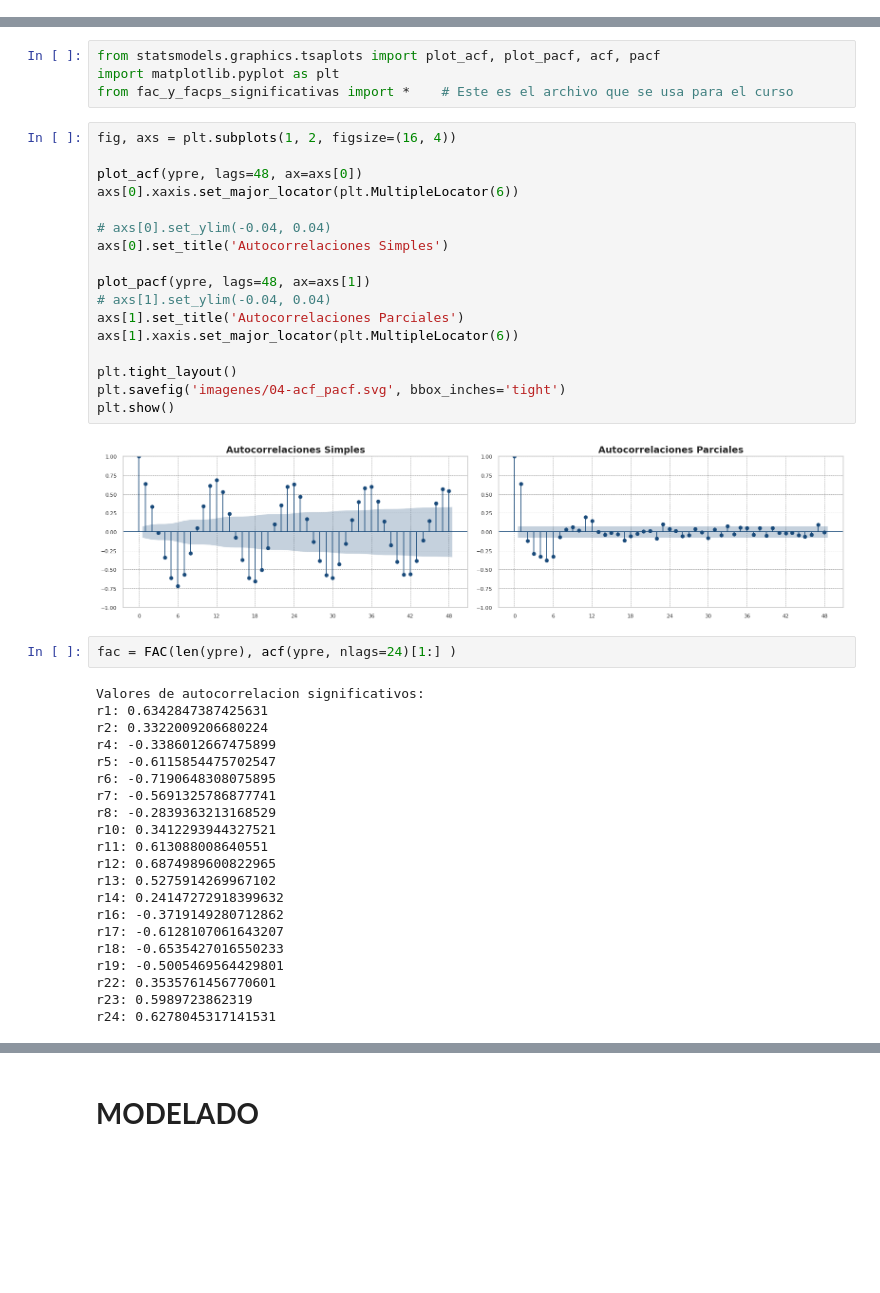
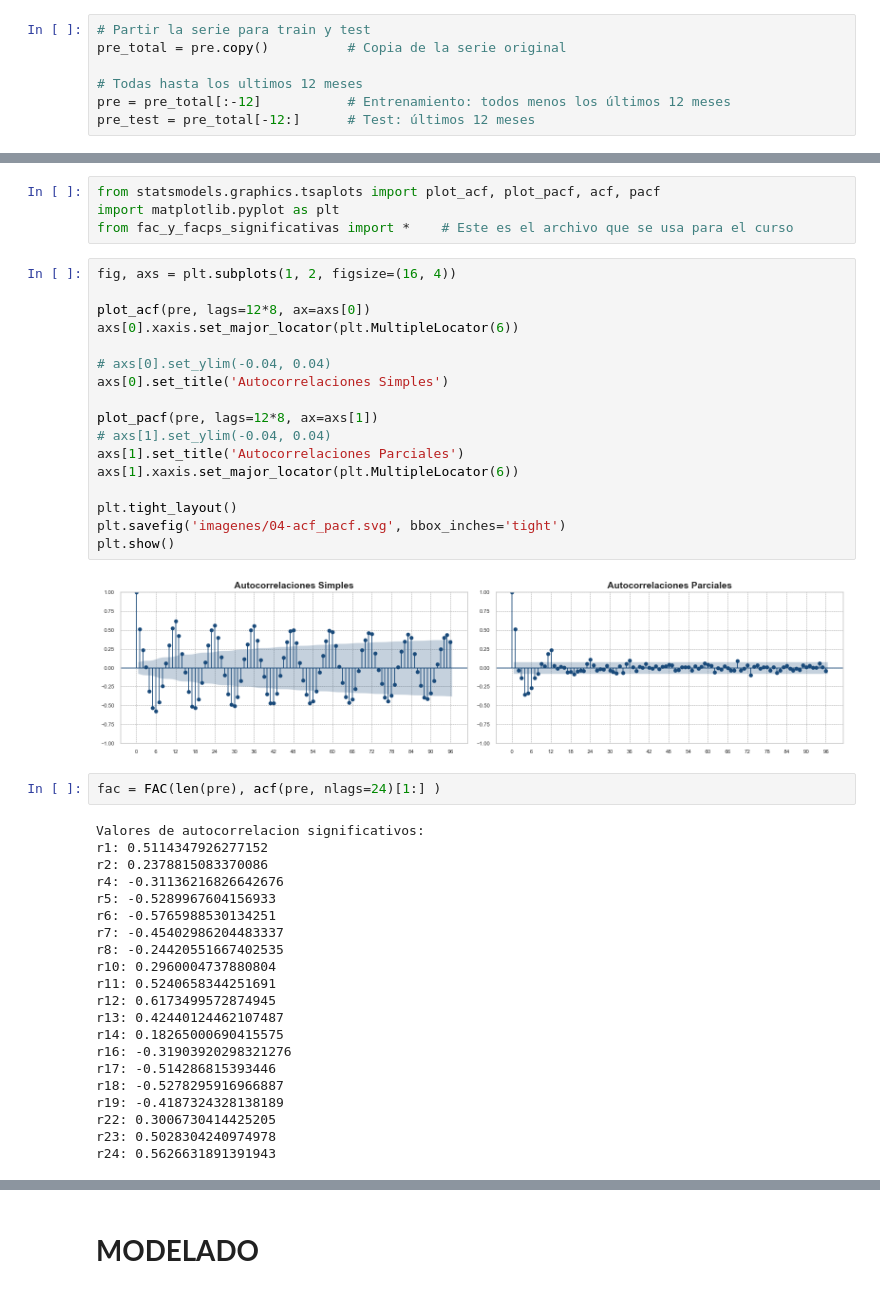
Before and after one commit to heritaco/Time-Series, a Jupyter notebook: 05-SARIMA/Precipitacion en Puebla.ipynb, the cells around one changed output, grey strips where cells are left out. Cells and saved outputs as stored; diff of their text form; blank space fills up the shorter version.

```diff
--- a/05-SARIMA/Precipitacion en Puebla.ipynb
+++ b/05-SARIMA/Precipitacion en Puebla.ipynb
@@ -220,3 +112,10 @@ result.plot()
+# %%
+# Partir la serie para train y test
+pre_total = pre.copy()          # Copia de la serie original
+
+# Todas hasta los ultimos 12 meses
+pre = pre_total[:-12]           # Entrenamiento: todos menos los últimos 12 meses
+pre_test = pre_total[-12:]      # Test: últimos 12 meses
 # %% [markdown]
 # **ESTACIONARIEDAD**
 # %%
@@ -248,43 +147,43 @@ from fac_y_facps_significativas import *    # Este es el archivo que se usa para
 # %%
 fig, axs = plt.subplots(1, 2, figsize=(16, 4))
 
-plot_acf(ypre, lags=48, ax=axs[0])
+plot_acf(pre, lags=12*8, ax=axs[0])
 axs[0].xaxis.set_major_locator(plt.MultipleLocator(6))
 
 # axs[0].set_ylim(-0.04, 0.04)
 axs[0].set_title('Autocorrelaciones Simples')
 
-plot_pacf(ypre, lags=48, ax=axs[1])
+plot_pacf(pre, lags=12*8, ax=axs[1])
 # axs[1].set_ylim(-0.04, 0.04)
 axs[1].set_title('Autocorrelaciones Parciales')
 axs[1].xaxis.set_major_locator(plt.MultipleLocator(6))
 
 plt.tight_layout()
 plt.savefig('imagenes/04-acf_pacf.svg', bbox_inches='tight')
 plt.show()
 # %% [output]
-[figure, old version]
+[figure, new version]
 # %%
-fac = FAC(len(ypre), acf(ypre, nlags=24)[1:] )
+fac = FAC(len(pre), acf(pre, nlags=24)[1:] )
 # %% [output]
 Valores de autocorrelacion significativos:
-r1: 0.6342847387425631
-r2: 0.3322009206680224
-r4: -0.3386012667475899
-r5: -0.6115854475702547
-r6: -0.7190648308075895
-r7: -0.5691325786877741
-r8: -0.2839363213168529
-r10: 0.3412293944327521
-r11: 0.613088008640551
-r12: 0.6874989600822965
-r13: 0.5275914269967102
-r14: 0.24147272918399632
-r16: -0.3719149280712862
-r17: -0.6128107061643207
-r18: -0.6535427016550233
-r19: -0.5005469564429801
-r22: 0.3535761456770601
-r23: 0.5989723862319
-r24: 0.6278045317141531
+r1: 0.5114347926277152
+r2: 0.2378815083370086
+r4: -0.31136216826642676
+r5: -0.5289967604156933
+r6: -0.5765988530134251
+r7: -0.45402986204483337
+r8: -0.24420551667402535
+r10: 0.2960004737880804
+r11: 0.5240658344251691
+r12: 0.6173499572874945
+r13: 0.42440124462107487
+r14: 0.18265000690415575
+r16: -0.31903920298321276
+r17: -0.514286815393446
+r18: -0.5278295916966887
+r19: -0.4187324328138189
+r22: 0.3006730414425205
+r23: 0.5028304240974978
+r24: 0.5626631891391943
 # %%
```
Also changed, not shown: parts of 71 cells of this notebook, 25 other files.
